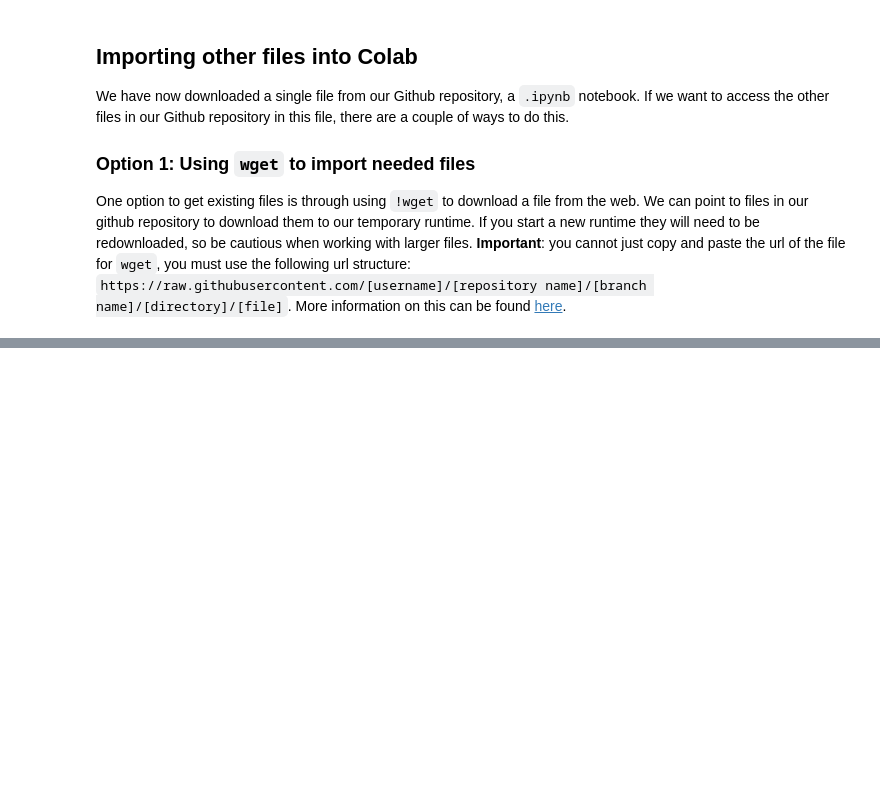
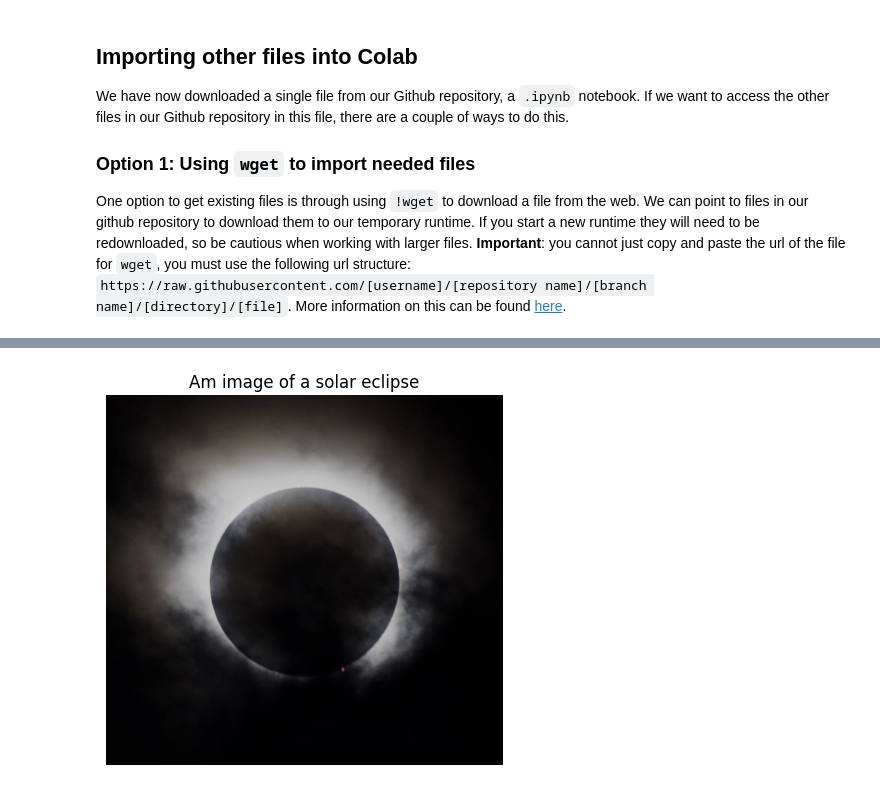
Before and after one commit to aneeldamaraju/colab-demo, a Jupyter notebook: main.ipynb, the cells around one changed output, grey strips where cells are left out. Saved outputs shown, nothing was run; the diff lists cells and outputs as text; code cells hidden in the pictures; blank space fills up the shorter version.

```diff
--- a/main.ipynb
+++ b/main.ipynb
@@ -50,0 +94,8 @@ Rather than import one file at a time, we can instead use `git clone` to copy th
+# %%
+import matplotlib.image as mpimg
+from helpers.plot_image import plot_image_with_title
+
+image  = mpimg.imread("media/eclipse.jpg")
+plot_image_with_title(image=image,title='Am image of a solar eclipse')
+# %% [output]
+[figure, added]
```
Also changed, not shown: parts of 11 cells of this notebook.
